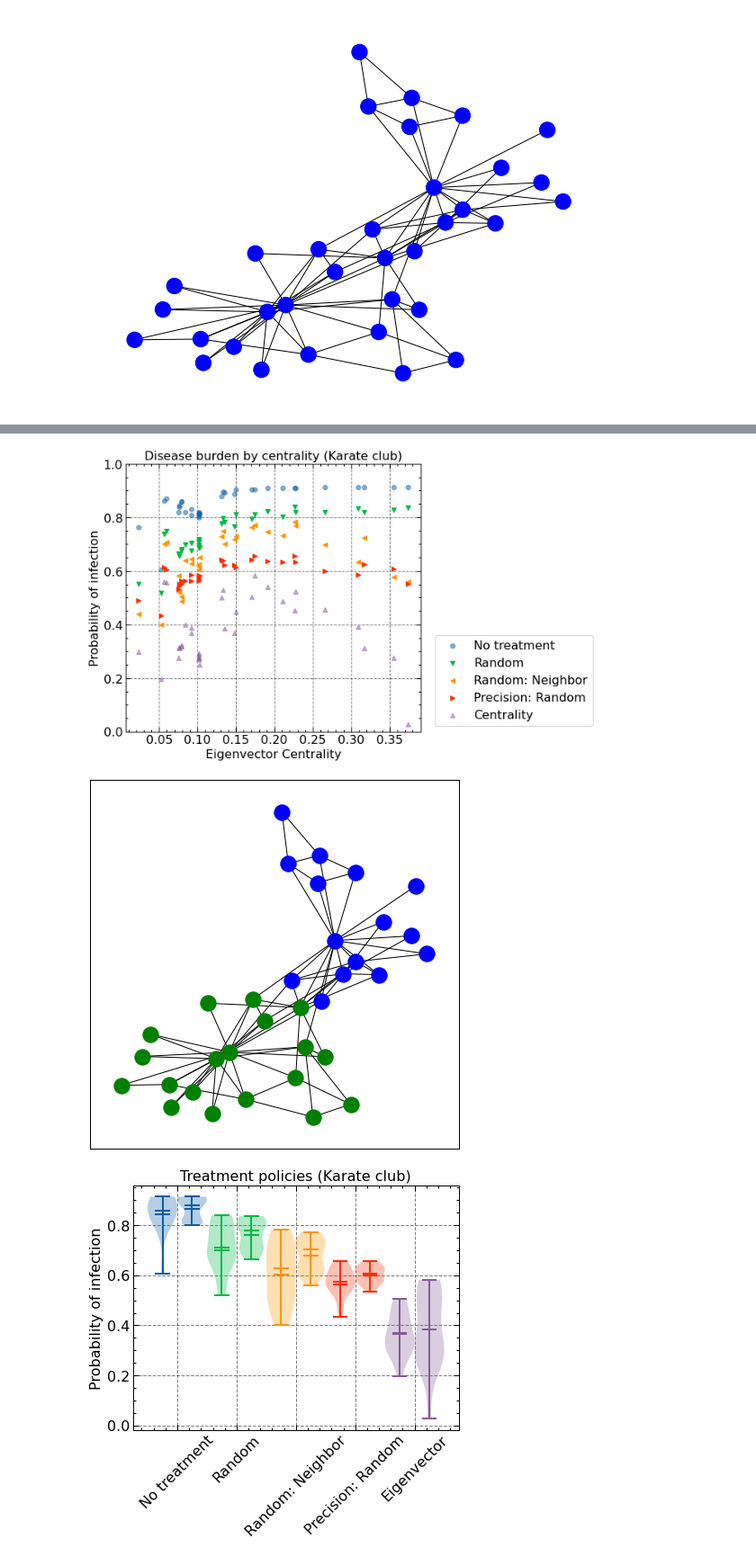
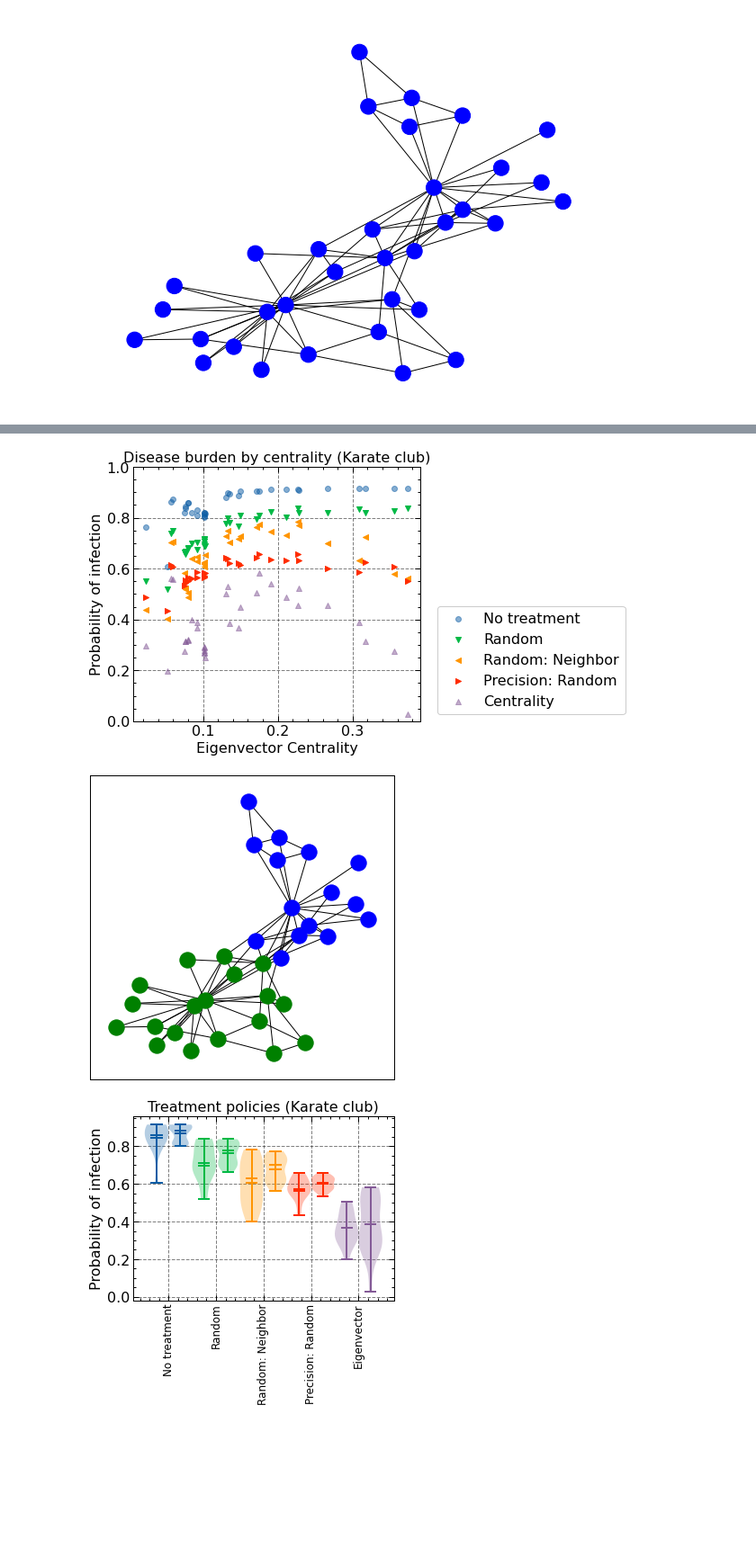
Before and after one commit to EvanLavender13/cst680-project, a Jupyter notebook: exp_karate.ipynb, the cells around one changed output, grey strips where cells are left out. Shown at 90% size. Cells and saved outputs as stored; diff of their text form; code cells hidden in the pictures; blank space fills up the shorter version.

```diff
--- a/exp_karate.ipynb
+++ b/exp_karate.ipynb
@@ -125,5 +125,5 @@ fig.savefig("out/nb-karate-centrality-1.jpg")
 # %%
-fig, ax = plt.subplots(nrows=1, ncols=2, figsize=(12, 6))
+fig, ax = plt.subplots(nrows=1, ncols=2, figsize=(10, 5))
 ax[0].set_title("Disease burden by centrality (Karate club)")
 ax[0].set_ylabel("Probability of infection")
 ax[0].set_xlabel("Eigenvector Centrality")
@@ -143,7 +143,7 @@ fig.tight_layout()
 fig.savefig("out/nb-karate-centrality-2.jpg")
 # fig.show()
 # %% [output]
-[figure, old version]
+[figure, new version]
 # %%
 G = ide.GRAPHS["karate"]
 comms = nx.community.girvan_newman(G)
@@ -151,7 +151,7 @@ comms = next(comms)
 comm1 = np.array(list(comms[0]))
 comm2 = np.array(list(comms[1]))
 # %%
-plt.figure(figsize=(6, 6))
+plt.figure(figsize=(5, 5))
 plt.grid(False)
 plt.tick_params(axis="x", which="both", top=False)
 plt.tick_params(axis="y", which="both", right=False)
@@ -162,17 +162,18 @@ plt.tight_layout()
 plt.savefig("out/nb-karate-groups.jpg")
 plt.show()
 # %% [output]
-[figure, old version]
+[figure, new version]
 # %%
-plt.figure(figsize=(6, 6))
+plt.figure(figsize=(5, 5))
 plt.title("Treatment policies (Karate club)")
 plt.ylabel("Probability of infection")
 for i, metric in enumerate(metrics[:5]):
     d = [metric["num_sickdays"][comm1] / N, metric["num_sickdays"][comm2] / N]
     plt.violinplot(d, [i + 1, i + 1.5], showmedians=True, showmeans=True)
-plt.xticks(ticks=[1.25, 2.25, 3.25, 4.25, 5.25], labels=labels[:5], rotation=45)
+plt.xticks(ticks=[1.25, 2.25, 3.25, 4.25, 5.25], labels=labels[:5], rotation=90)
+plt.tick_params(axis="x", labelsize=12)
 plt.tight_layout()
 plt.savefig("out/nb-karate-groups-plot.jpg")
 plt.show()
 # %% [output]
-[figure, old version]
+[figure, new version]
```
Also changed, not shown: parts of 2 cells of this notebook, 13 other files.
